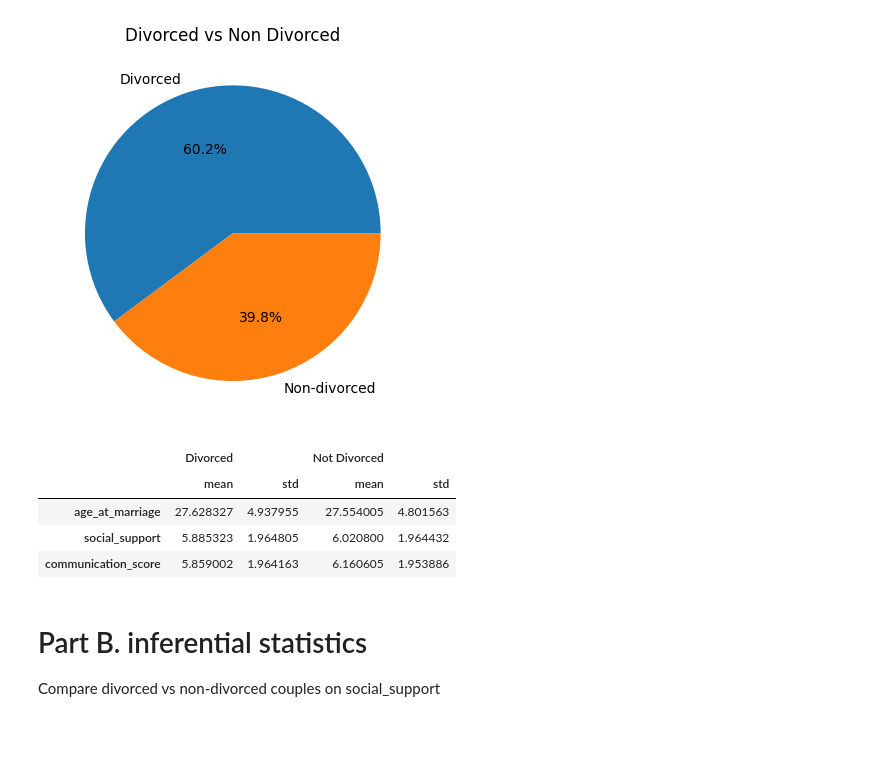
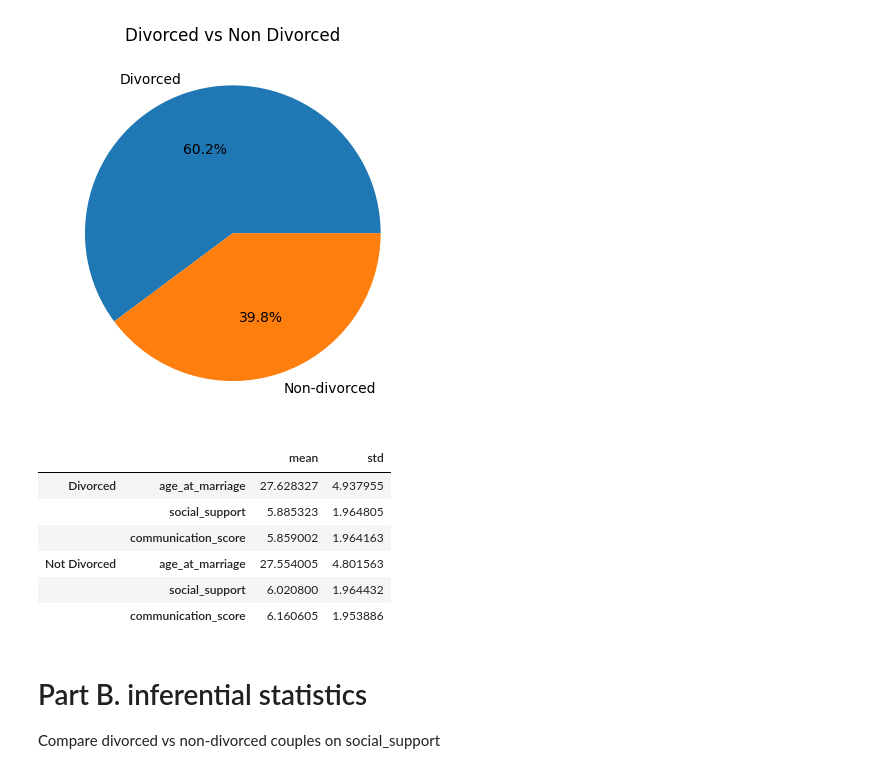
Before and after one commit to Rodrigu87/Module-2-Project-CAS-UniBe, a Jupyter notebook: Divorce.ipynb, the cells around one changed output. Drawn from its saved outputs; the diff is of its cells as text; code cells hidden in the pictures; blank space fills up the shorter version.

```diff
--- a/Divorce.ipynb
+++ b/Divorce.ipynb
@@ -79,30 +79,32 @@ plt.show()
 # %%
 # Separate groups: divorced vs not divorced
 divorced_group = df[df["divorced"] == 1]
 not_divorced_group = df[df["divorced"] == 0]
 
 # Focus only on the requested columns
 selected_cols = ["age_at_marriage", "social_support", "communication_score"]
 
 # Calculate mean and std for divorced vs not divorced
 stats_divorced_sel = divorced_group[selected_cols].agg(["mean", "std"]).T
 stats_not_divorced_sel = not_divorced_group[selected_cols].agg(["mean", "std"]).T
 
 # Combine into one DataFrame
 comparison_selected = pd.concat(
     [stats_divorced_sel, stats_not_divorced_sel],
-    axis=1,
+    axis=0,
     keys=["Divorced", "Not Divorced"]
 )
 
 # Show results
 comparison_selected
 # %% [output]
-|  | Divorced |  | Not Divorced |  |
-|  | mean | std | mean | std |
-| age_at_marriage | 27.628327 | 4.937955 | 27.554005 | 4.801563 |
-| social_support | 5.885323 | 1.964805 | 6.020800 | 1.964432 |
-| communication_score | 5.859002 | 1.964163 | 6.160605 | 1.953886 |
+|  |  | mean | std |
+| Divorced | age_at_marriage | 27.628327 | 4.937955 |
+|  | social_support | 5.885323 | 1.964805 |
+|  | communication_score | 5.859002 | 1.964163 |
+| Not Divorced | age_at_marriage | 27.554005 | 4.801563 |
+|  | social_support | 6.020800 | 1.964432 |
+|  | communication_score | 6.160605 | 1.953886 |
 # %% [markdown]
 
 
```
